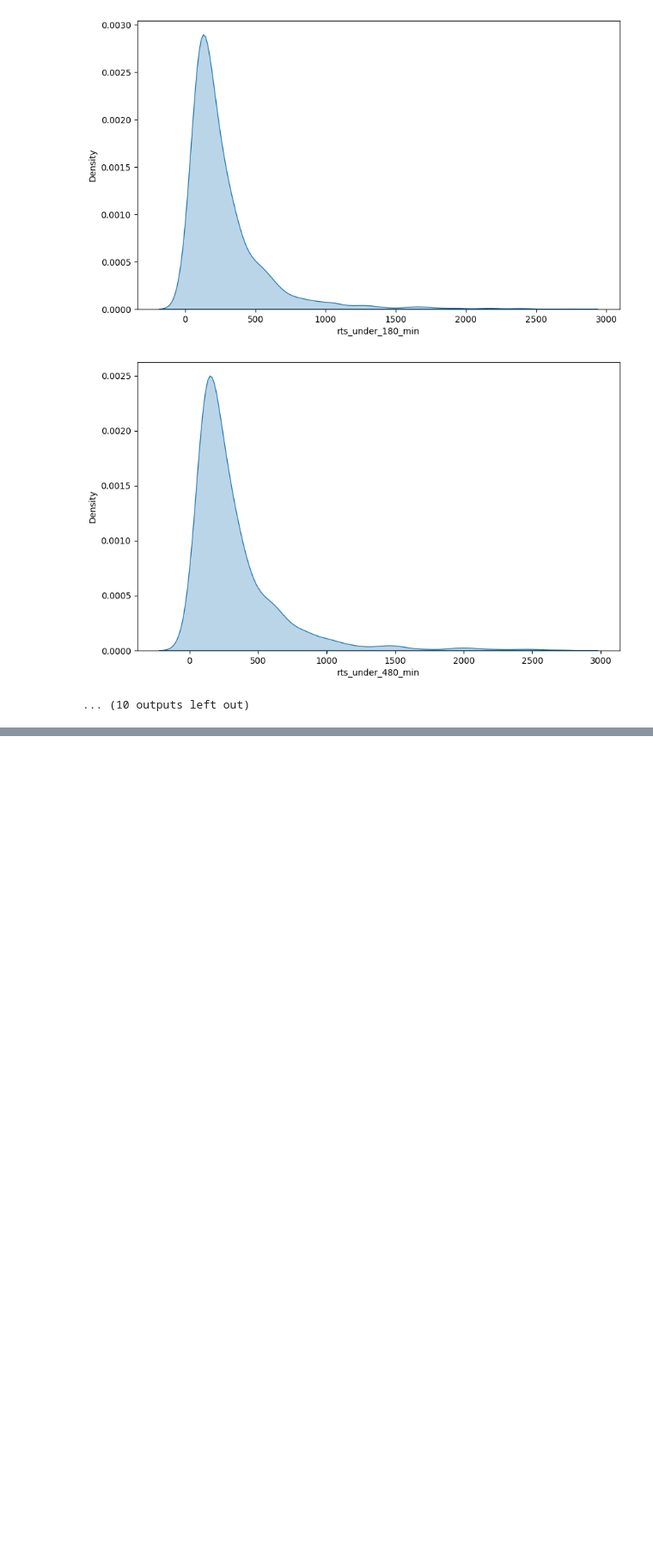
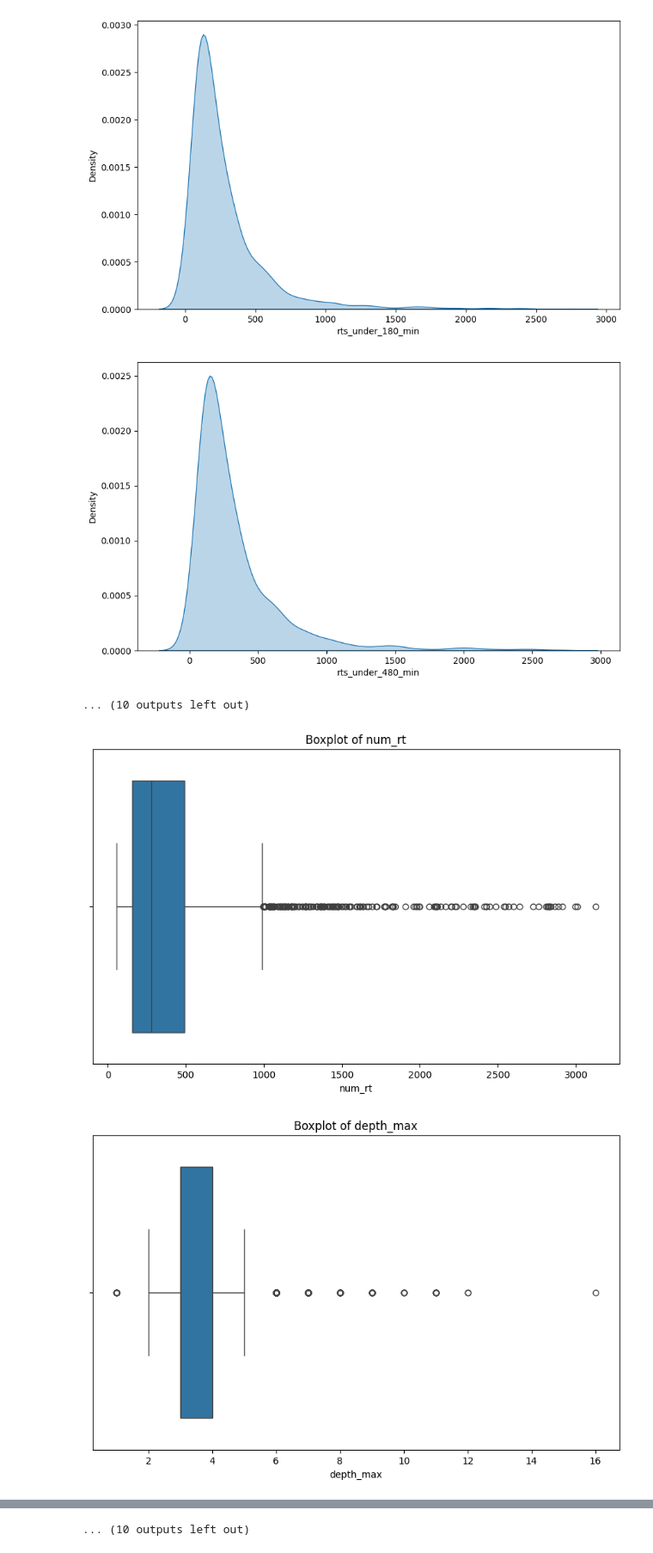
Before and after one commit to Xron7/FakeNewsDetection, a Jupyter notebook: eda.ipynb, the cells around one changed output, grey strips where cells are left out. Shown at 86% size. Drawn from its saved outputs; the diff is of its cells as text; code cells hidden in the pictures; blank space fills up the shorter version.

```diff
--- a/eda.ipynb
+++ b/eda.ipynb
@@ -6,6 +6,8 @@ import seaborn           as sns
 
 from utils  import construct_prop_df, construct_graph
 from config import PATH, THRESHOLDS, RT_UNDER_COLUMNS, EXCLUDE_COLUMNS
+# %%
+EXCLUDE_COLUMNS.append('tweet')
 # %%
 df = pd.read_csv(PATH + 'dataset_enhanced.csv')
 # %%
@@ -183,3 +192,26 @@ plot_dists(df)
 [figure]
 [figure]
 ... (10 outputs left out)
+# %%
+# box plots
+def boxplot(df, column):
+    plt.figure(figsize=(10, 6))
+    sns.boxplot(x=df[column])
+    plt.title(f"Boxplot of {column}")
+    plt.show()
+
+    return None
+
+
+def boxplots(df):
+    df_filtered = df.drop(columns=EXCLUDE_COLUMNS)
+
+    for c in df_filtered.columns:
+        boxplot(df, c)
+
+    return None
+
+boxplots(df)
+# %% [output]
+[figure, added]
+[figure, added]
@@ -186,3 +228,4 @@ plot_dists(df)
+... (10 outputs left out)
 # %%
 # just true-false
 df_true_false = df[(df['label'] == 0) | (df['label'] == 2)].copy()
```
Also changed, not shown: parts of 7 cells of this notebook, 2 other files.
